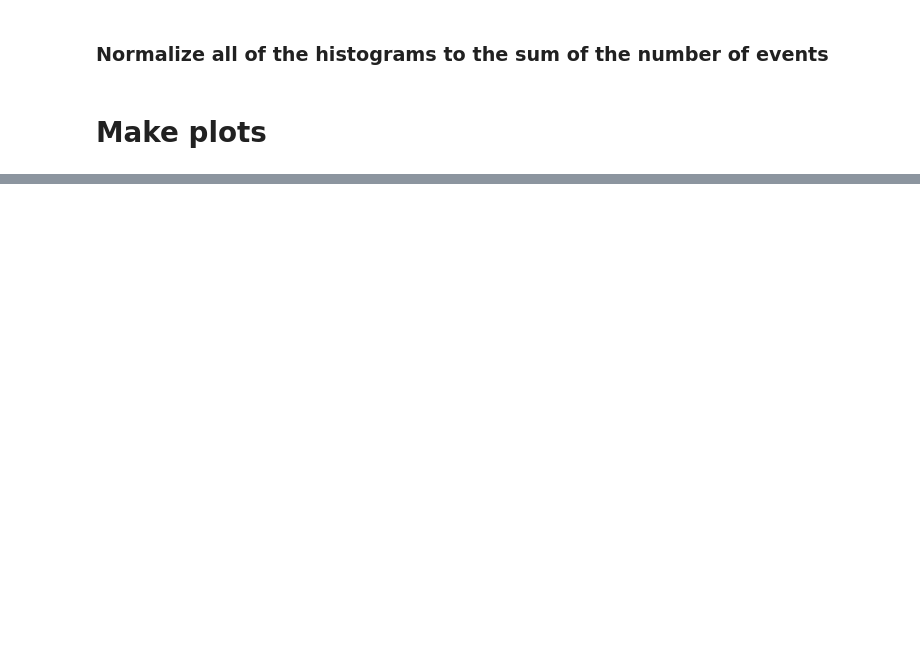
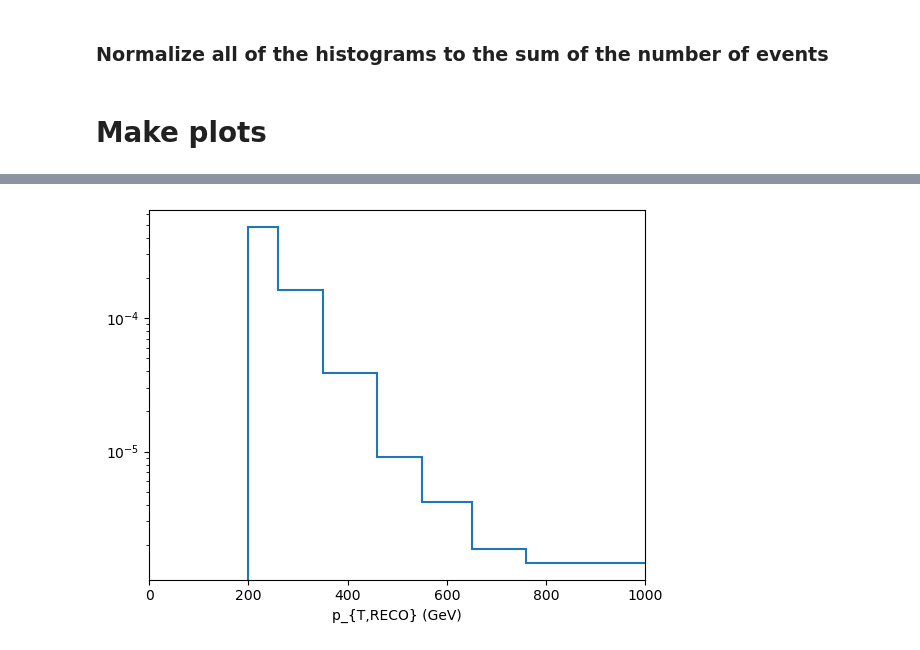
Before and after one commit to rappoccio/QJetMassUproot, a Jupyter notebook: compare_datamc_nanov9.ipynb, the cells around one changed output, grey strips where cells are left out. Cells and saved outputs as stored; diff of their text form; code cells hidden in the pictures; blank space fills up the shorter version.

```diff
--- a/compare_datamc_nanov9.ipynb
+++ b/compare_datamc_nanov9.ipynb
@@ -89,7 +130,10 @@ plt.show()
 # %%
 output_gen['ptjet_mjet_u_gen'].project("ptgen").plot()
 plt.yscale("log")
+plt.xlim(0,1000)
 plt.show()
+# %% [output]
+[figure, added]
 # %%
 output_gen['ptjet_mjet_u_gen'].project("mgen").plot(density=True)
 plt.yscale("log")
```
Also changed, not shown: parts of 29 cells of this notebook, 1 other file.
